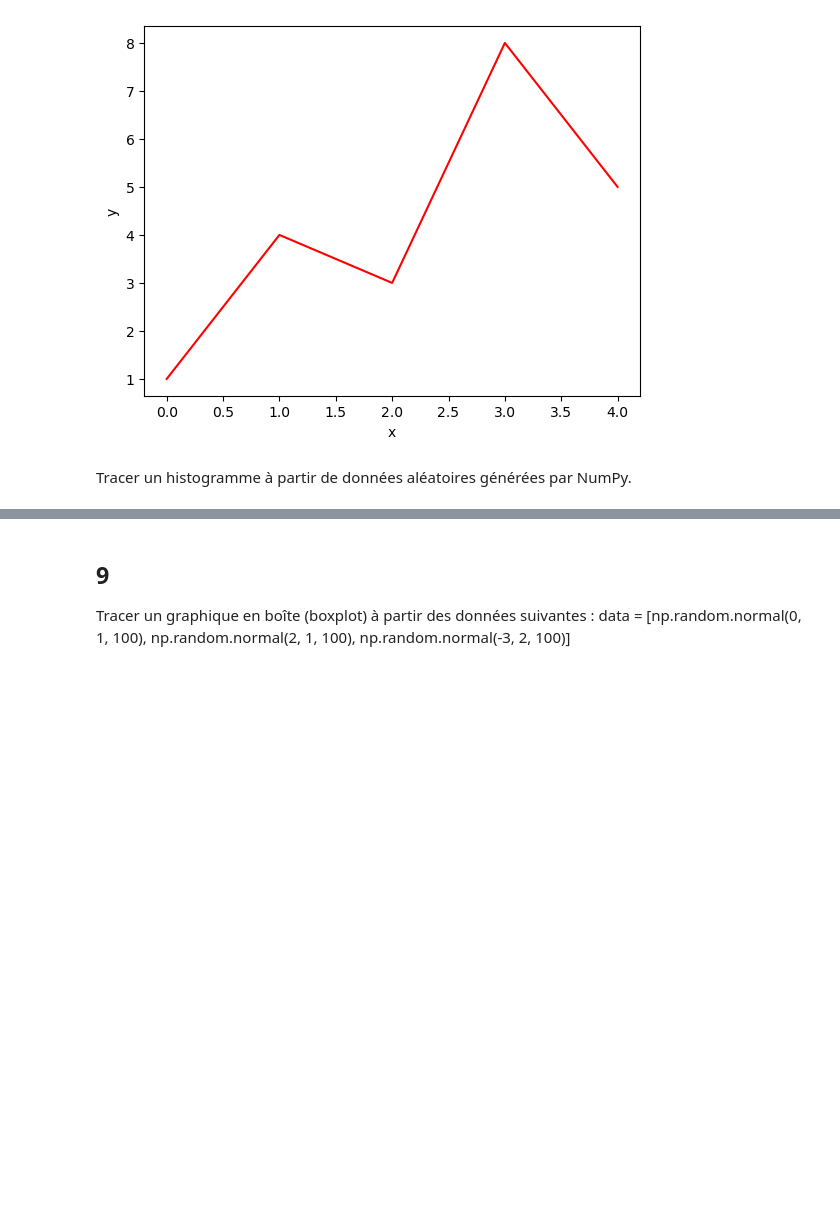
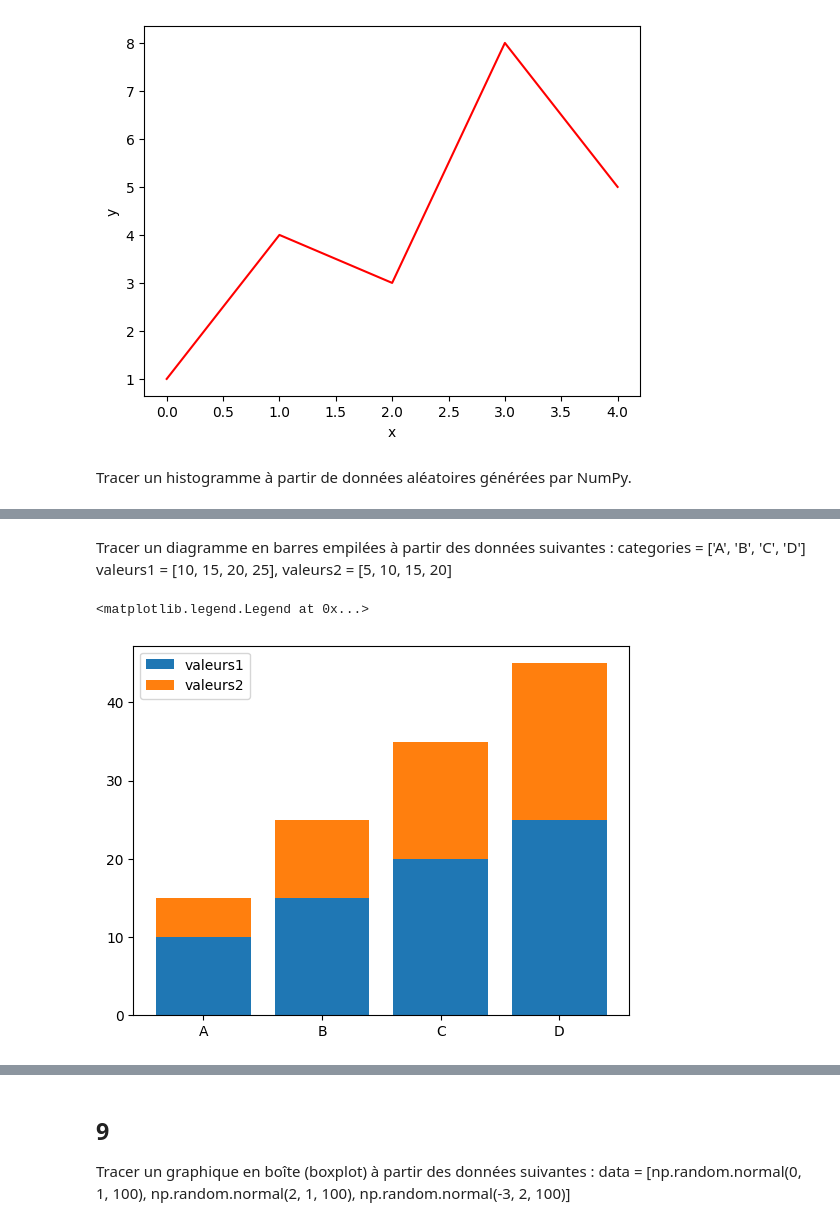
Before and after one commit to Insiares/simplon_datai_2025, a Jupyter notebook: 0/Exo_plot/Exo_plot.ipynb, the cells around one changed output, grey strips where cells are left out. Saved outputs shown, nothing was run; the diff lists cells and outputs as text; code cells hidden in the pictures; blank space fills up the shorter version.

```diff
--- a/0/Exo_plot/Exo_plot.ipynb
+++ b/0/Exo_plot/Exo_plot.ipynb
@@ -70,0 +65,20 @@ data = [np.random.normal(0, 1, 100), np.random.normal(2, 1, 100), np.random.norm
+# %% [markdown]
+Tracer un diagramme en barres empilées à partir des données suivantes :
+categories = ['A', 'B', 'C', 'D']
+valeurs1 = [10, 15, 20, 25], valeurs2 = [5, 10, 15, 20]
+# %%
+categories = ['A', 'B', 'C', 'D']
+valeurs1 = [10, 15, 20, 25]
+valeurs2 = [5, 10, 15, 20]
+
+plt.bar(x= categories,
+        height= valeurs1,
+        label = 'valeurs1')
+plt.bar(x= categories,
+        height= valeurs2,
+        bottom= valeurs1,
+        label = 'valeurs2')
+plt.legend()
+# %% [output]
+<matplotlib.legend.Legend at 0x...>
+[figure, added]
```
Also changed, not shown: parts of 18 cells of this notebook.
